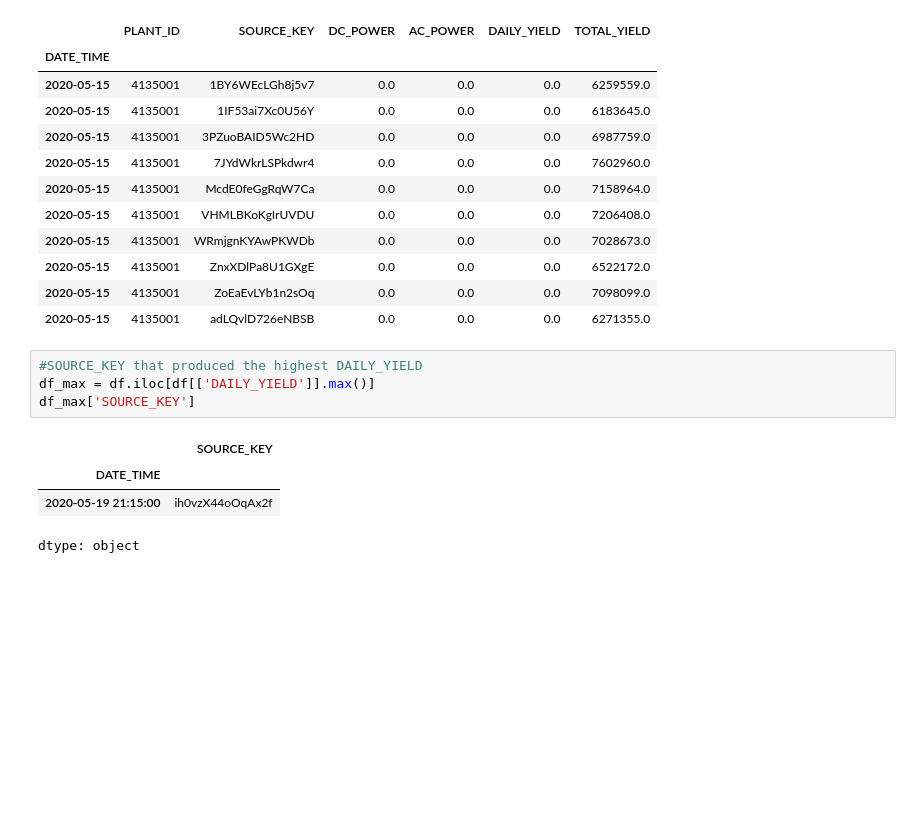
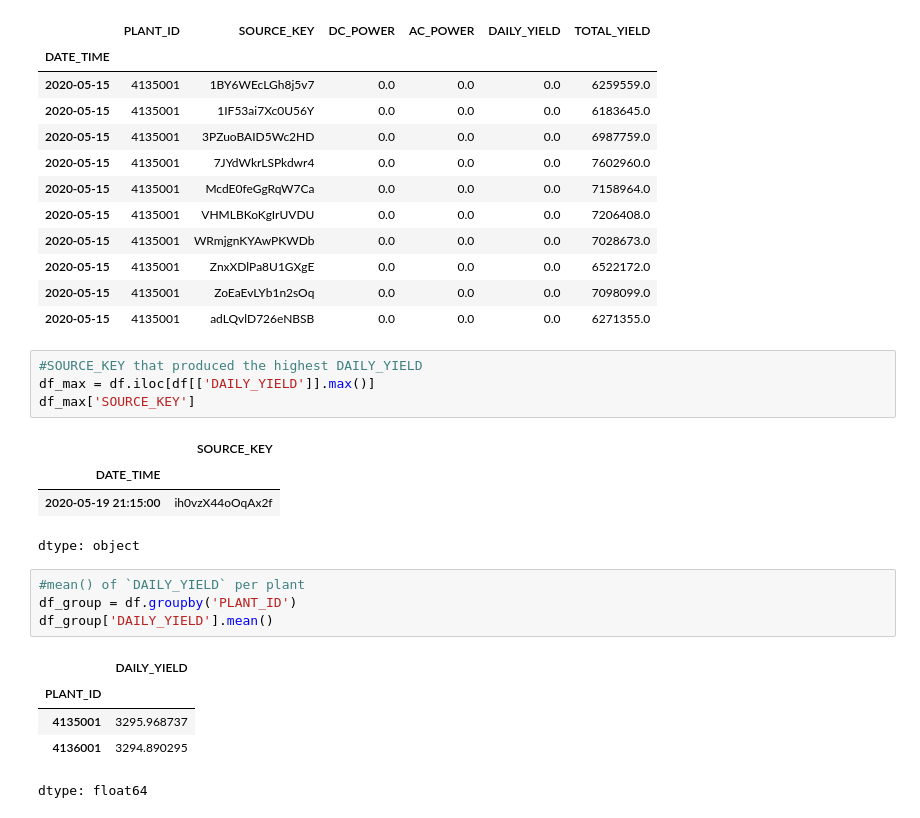
Before and after one commit to savitha14june/redi-web-project, a Jupyter notebook: Homework_session_16.ipynb, the cells around one changed output. Cells and saved outputs as stored; diff of their text form; blank space fills up the shorter version.

```diff
--- a/Homework_session_16.ipynb
+++ b/Homework_session_16.ipynb
@@ -102,3 +102,13 @@ df_max['SOURCE_KEY']
 | DATE_TIME |  |
 | 2020-05-19 21:15:00 | ih0vzX44oOqAx2f |
 dtype: object
+# %%
+#mean() of `DAILY_YIELD` per plant
+df_group = df.groupby('PLANT_ID')
+df_group['DAILY_YIELD'].mean()
+# %% [output]
+|  | DAILY_YIELD |
+| PLANT_ID |  |
+| 4135001 | 3295.968737 |
+| 4136001 | 3294.890295 |
+dtype: float64
```
